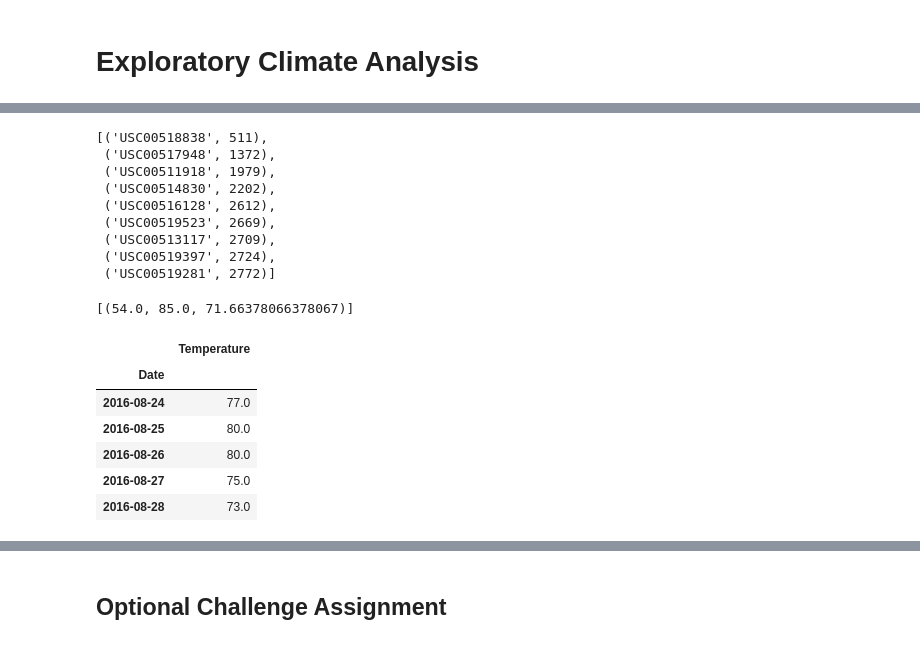
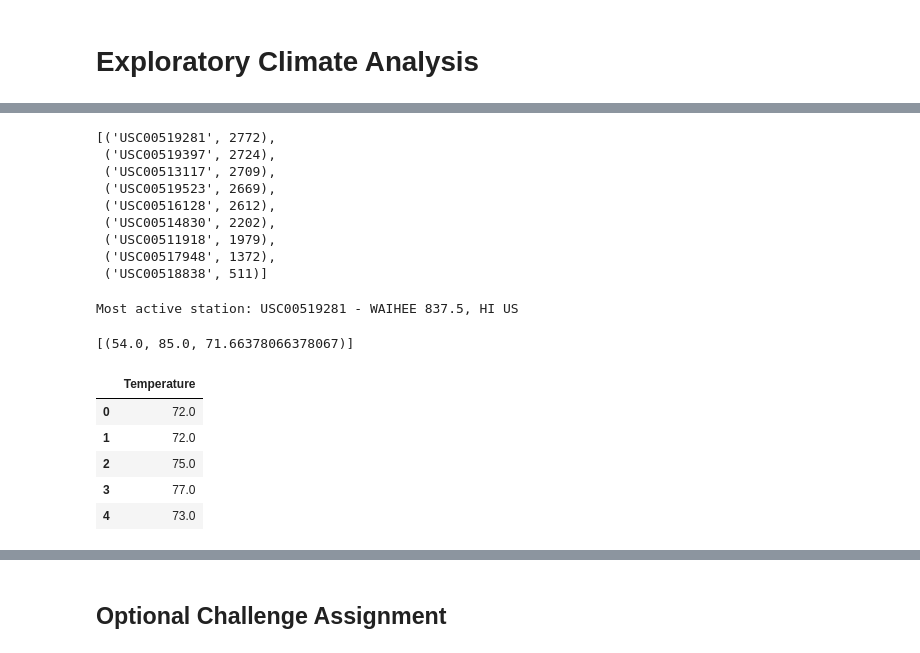
Before and after one commit to drishtiyadav/UCI-Data-Analytics, a Jupyter notebook: 09-SQLAlchemy - Climate Analysis/climate_analysis.ipynb, the cells around one changed output, grey strips where cells are left out. Cells and saved outputs as stored; diff of their text form; code cells hidden in the pictures.

```diff
--- a/09-SQLAlchemy - Climate Analysis/climate_analysis.ipynb
+++ b/09-SQLAlchemy - Climate Analysis/climate_analysis.ipynb
@@ -37,4 +37,15 @@ Station = Base.classes.station
 session = Session(engine)
 # %% [markdown]
 # Exploratory Climate Analysis
+# %%
+#Choose a date
+def Choose_date():
+    first_date = dt.datetime.strptime(session.query(Measurement.date).first()[0], '%Y-%m-%d')
+    dates = np.ravel(session.query(Measurement.date).all())
+    y=1
+    while(y==1):
+        date = np.random.choice(dates)
+        if dt.datetime.strptime(date, '%Y-%m-%d') > (first_date - dt.timedelta(days=365)):
+            y=0
+            return dt.datetime.strptime(date, '%Y-%m-%d')
 # %%
@@ -100,16 +112,18 @@ df.describe()
 # How many stations are available in this dataset?
 stations_count = session.query(Station.station).group_by(Station.station).count()
 # %%
-active_stations = session.query(Measurement.station,
-                                func.count(Measurement.date)).group_by(Measurement.station).order_by(func.count(Measurement.date)).all()
+# What are the most active stations?
+# List the stations and the counts in descending order.
+active_stations = session.query(Measurement.station,func.count(Measurement.date)). \
+    group_by(Measurement.station).order_by(func.count(Measurement.date).desc()).all()
 active_stations
 # %% [output]
-[('USC00518838', 511),
+[('USC00519281', 2772),
+ ('USC00519397', 2724),
+ ('USC00513117', 2709),
+ ('USC00519523', 2669),
+ ('USC00516128', 2612),
+ ('USC00514830', 2202),
+ ('USC00511918', 1979),
  ('USC00517948', 1372),
- ('USC00511918', 1979),
- ('USC00514830', 2202),
- ('USC00516128', 2612),
- ('USC00519523', 2669),
- ('USC00513117', 2709),
- ('USC00519397', 2724),
- ('USC00519281', 2772)]
+ ('USC00518838', 511)]
@@ -119,8 +130,13 @@ active_stations
+# %%
+most_active_station = active_stations[0][0]
+station_name = session.query(Station.name).filter(Station.station == most_active_station).one()[0]
+print(f"Most active station: {most_active_station} - {station_name}")
+# %% [output]
+Most active station: USC00519281 - WAIHEE 837.5, HI US
 # %%
-most_active_station = active_stations[-1][0]
-
+# Using the station id from the previous query, calculate the lowest temperature recorded,
+# highest temperature recorded, and average temperature of most active station?
 temp_sel = [func.min(Measurement.tobs), func.max(Measurement.tobs), func.avg(Measurement.tobs)]
-
 most_active_station_details = session.query(*temp_sel).filter(Measurement.station == most_active_station).all()
 most_active_station_details
 # %% [output]
@@ -131,15 +144,15 @@ most_active_station_details
 # %%
-temp_date = session.query(Measurement.date, Measurement.tobs).filter(Measurement.station == most_active_station,
-                                                                     Measurement.date <= date_latest,
-                                                                     Measurement.date > date_year_ago).all()
-temp_df = pd.DataFrame(temp_date, columns=['Date', 'Temperature'])
-temp_df.set_index('Date', inplace=True)
+# Choose the station with the highest number of temperature observations.
+# Query the last 12 months of temperature observation data for this station
+temp_date = session.query(Measurement.tobs). \
+    filter(Measurement.station == most_active_station). \
+    filter(Measurement.date <= last_date,Measurement.date > date_year_ago).all()
+temp_df = pd.DataFrame(temp_date, columns=['Temperature'])
 temp_df.head()
 # %% [output]
 |  | Temperature |
-| Date |  |
-| 2016-08-24 | 77.0 |
-| 2016-08-25 | 80.0 |
-| 2016-08-26 | 80.0 |
-| 2016-08-27 | 75.0 |
-| 2016-08-28 | 73.0 |
+| 0 | 72.0 |
+| 1 | 72.0 |
+| 2 | 75.0 |
+| 3 | 77.0 |
+| 4 | 73.0 |
```
Also changed, not shown: parts of 16 cells of this notebook, 1 other file.
